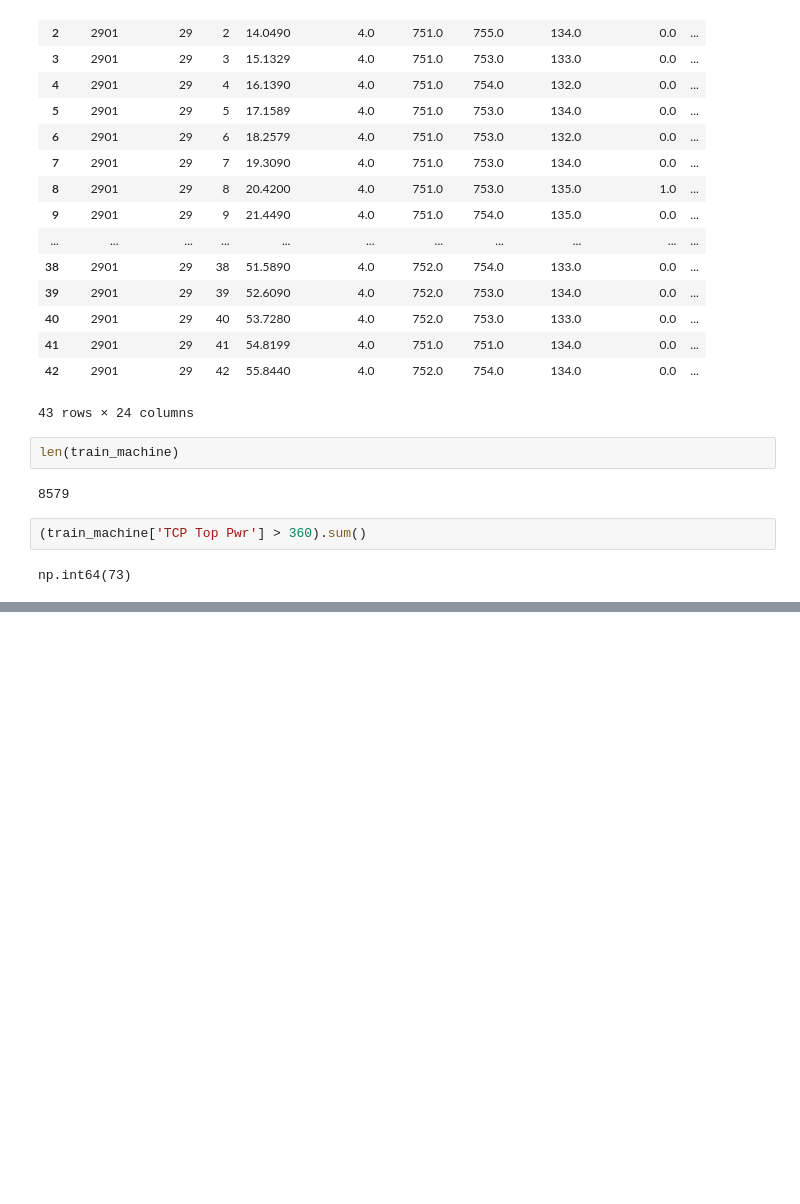
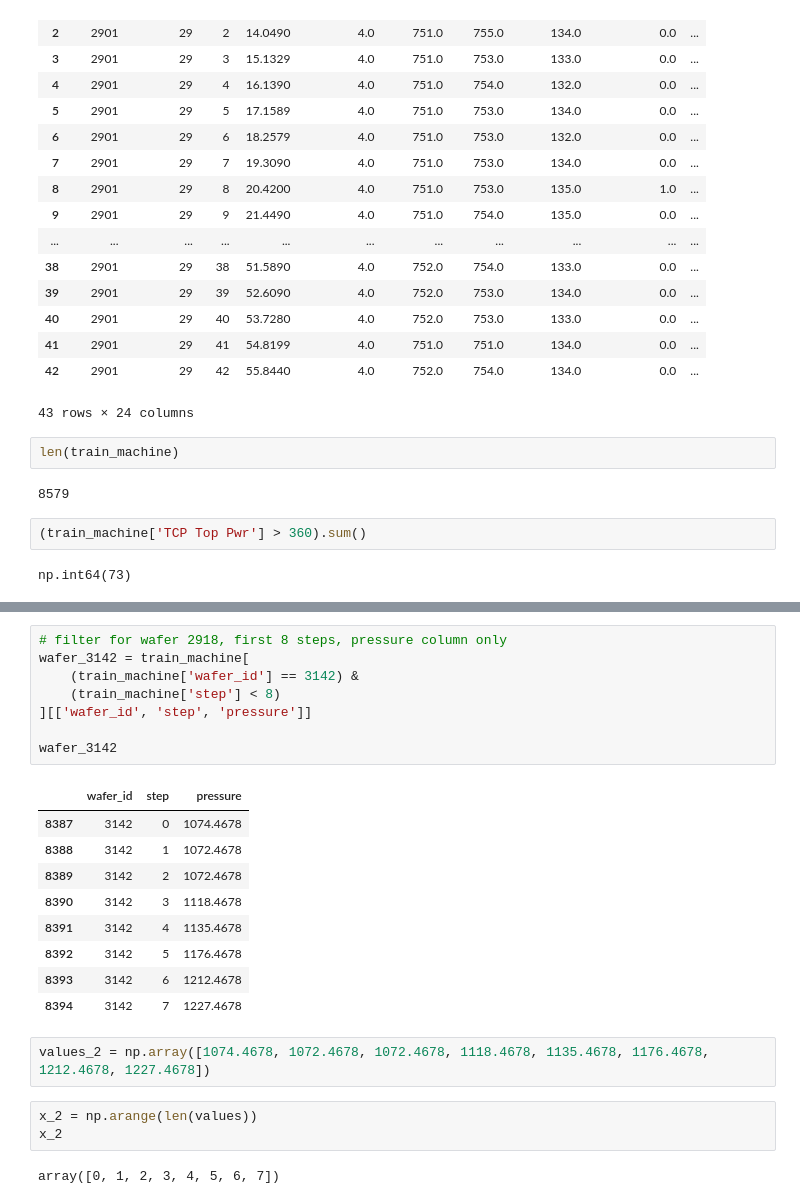
Before and after one commit to niva-scotia/manufacturing-agents, a Jupyter notebook: manual_testing.ipynb, the cells around one changed output, grey strips where cells are left out. Cells and saved outputs as stored; diff of their text form; blank space fills up the shorter version.

```diff
--- a/manual_testing.ipynb
+++ b/manual_testing.ipynb
@@ -59,0 +148,25 @@ train_machine['wafer_id'] ==
+# %%
+# filter for wafer 2918, first 8 steps, pressure column only
+wafer_3142 = train_machine[
+    (train_machine['wafer_id'] == 3142) &
+    (train_machine['step'] < 8)
+][['wafer_id', 'step', 'pressure']]
+
+wafer_3142
+# %% [output]
+|  | wafer_id | step | pressure |
+| 8387 | 3142 | 0 | 1074.4678 |
+| 8388 | 3142 | 1 | 1072.4678 |
+| 8389 | 3142 | 2 | 1072.4678 |
+| 8390 | 3142 | 3 | 1118.4678 |
+| 8391 | 3142 | 4 | 1135.4678 |
+| 8392 | 3142 | 5 | 1176.4678 |
+| 8393 | 3142 | 6 | 1212.4678 |
+| 8394 | 3142 | 7 | 1227.4678 |
+# %%
+values_2 = np.array([1074.4678, 1072.4678, 1072.4678, 1118.4678, 1135.4678, 1176.4678, 1212.4678, 1227.4678])
+# %%
+x_2 = np.arange(len(values))
+x_2
+# %% [output]
+array([0, 1, 2, 3, 4, 5, 6, 7])
```
Also changed, not shown: parts of 8 cells of this notebook, 1 other file.
